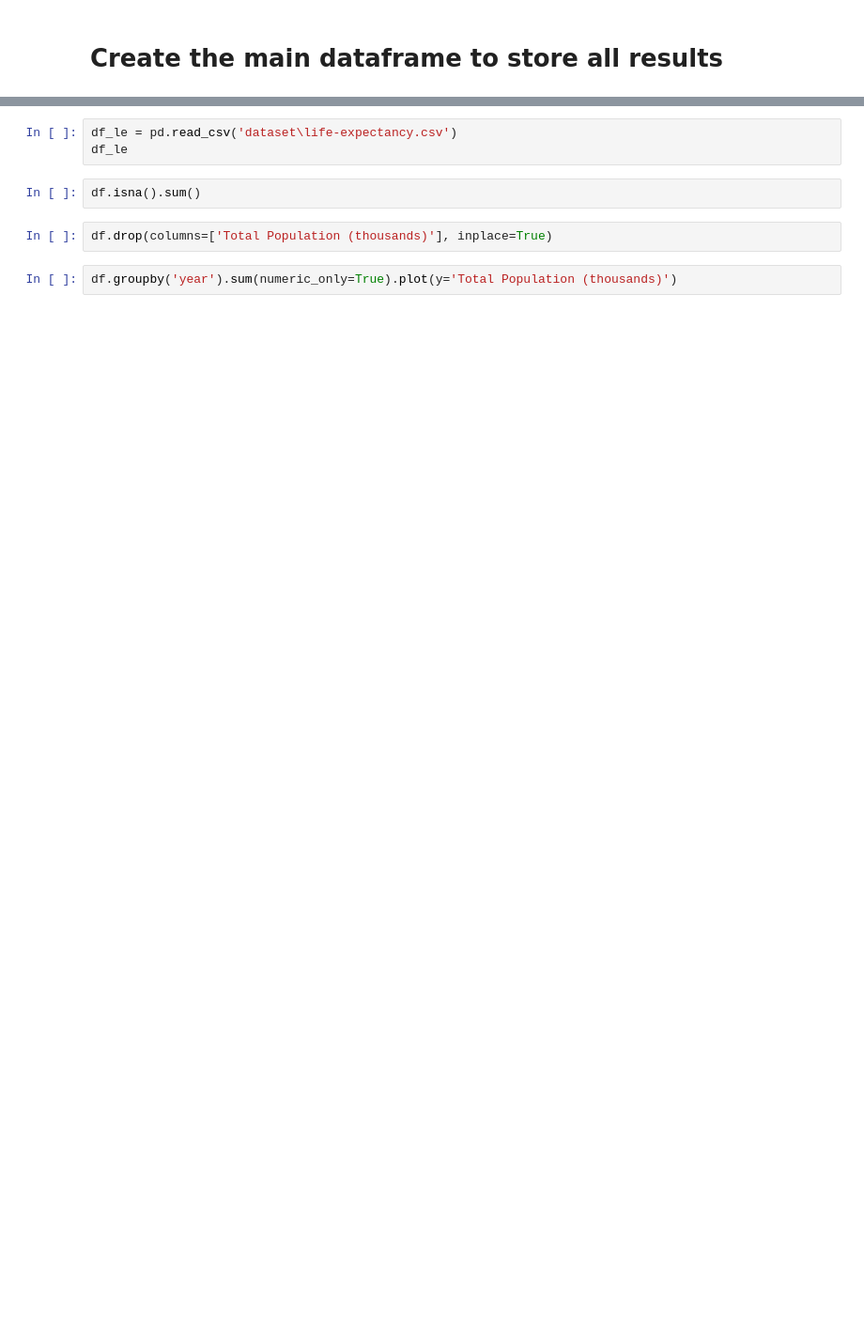
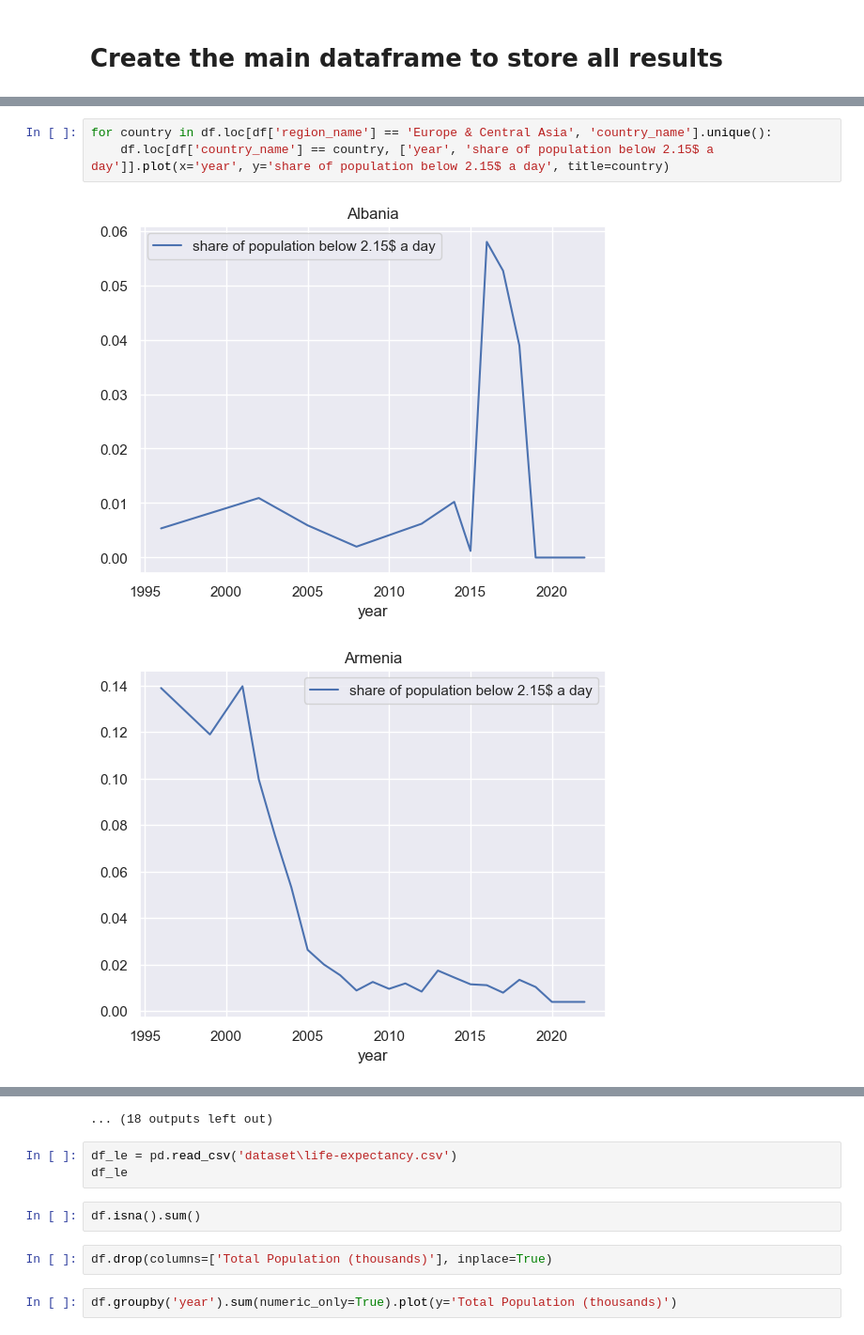
Before and after one commit to RomainBdt/Global-World-Trend, a Jupyter notebook: SDG_development_main.ipynb, the cells around one changed output, grey strips where cells are left out. Shown at 94% size. Cells and saved outputs as stored; diff of their text form; blank space fills up the shorter version.

```diff
--- a/SDG_development_main.ipynb
+++ b/SDG_development_main.ipynb
@@ -140,0 +192,6 @@ KeyError: "['share-of-population-below-2.15$-a-day'] not in index"
+# %%
+for country in df.loc[df['region_name'] == 'Europe & Central Asia', 'country_name'].unique():
+    df.loc[df['country_name'] == country, ['year', 'share of population below 2.15$ a day']].plot(x='year', y='share of population below 2.15$ a day', title=country)
+# %% [output]
+[figure, added]
+[figure, added]
@@ -141,3 +208,4 @@ KeyError: "['share-of-population-below-2.15$-a-day'] not in index"
+... (18 outputs left out)
 # %%
 df_le = pd.read_csv('dataset\life-expectancy.csv')
 df_le
```
Also changed, not shown: parts of 16 cells of this notebook.
